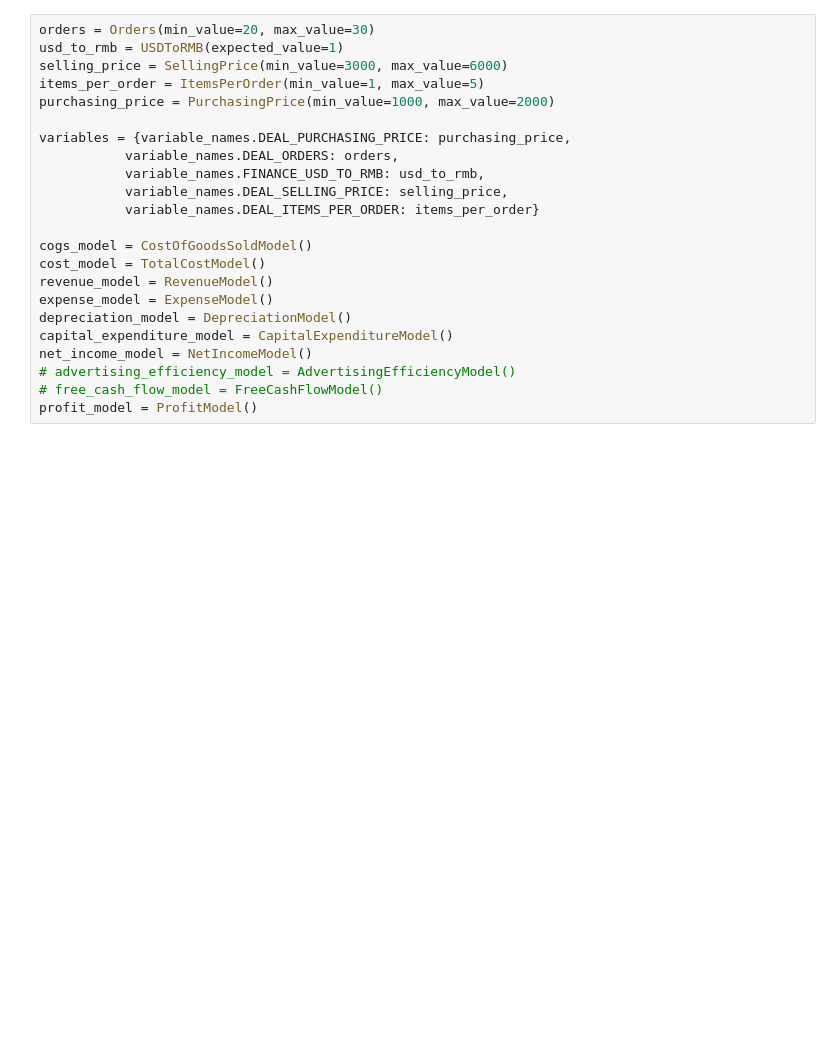
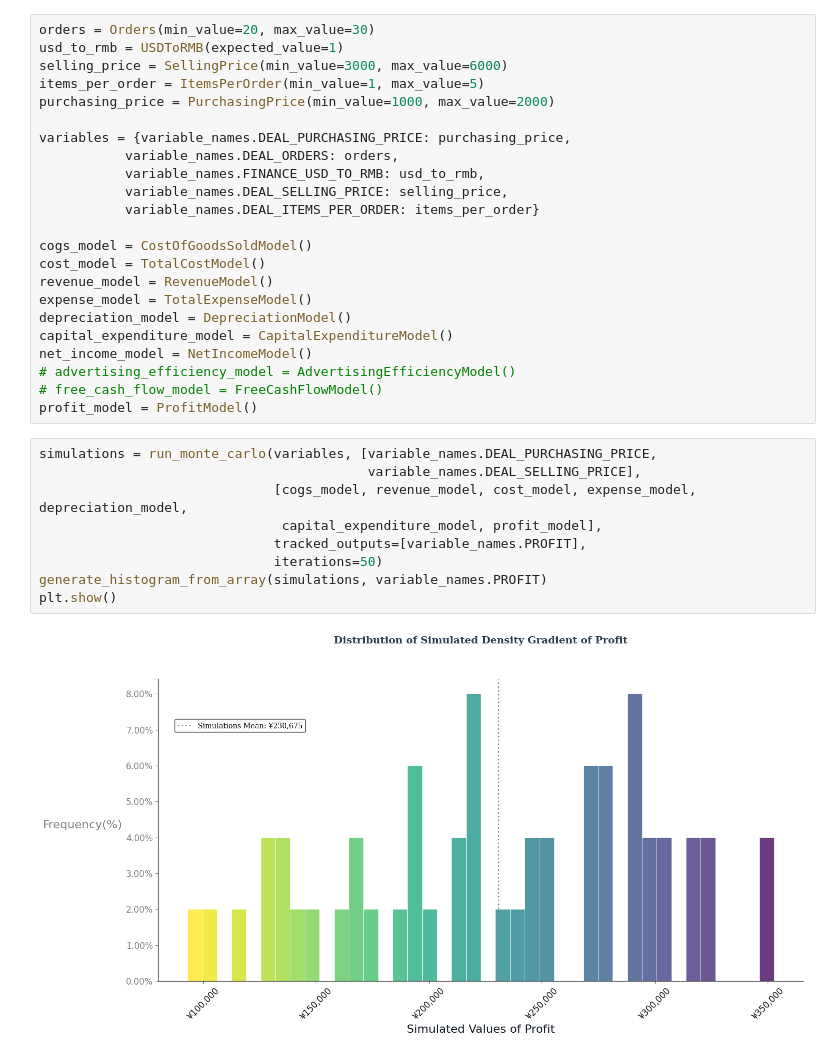
Before and after one commit to hanyuwcn/LedgerScope, a Jupyter notebook: notebooks/sample-simulation-analysis.ipynb, the cells around one changed output. Drawn from its saved outputs; the diff is of its cells as text; blank space fills up the shorter version.

```diff
--- a/notebooks/sample-simulation-analysis.ipynb
+++ b/notebooks/sample-simulation-analysis.ipynb
@@ -30,13 +29,24 @@ variables = {variable_names.DEAL_PURCHASING_PRICE: purchasing_price,
 cogs_model = CostOfGoodsSoldModel()
 cost_model = TotalCostModel()
 revenue_model = RevenueModel()
-expense_model = ExpenseModel()
+expense_model = TotalExpenseModel()
 depreciation_model = DepreciationModel()
 capital_expenditure_model = CapitalExpenditureModel()
 net_income_model = NetIncomeModel()
 # advertising_efficiency_model = AdvertisingEfficiencyModel()
 # free_cash_flow_model = FreeCashFlowModel()
 profit_model = ProfitModel()
+# %%
+simulations = run_monte_carlo(variables, [variable_names.DEAL_PURCHASING_PRICE,
+                                          variable_names.DEAL_SELLING_PRICE],
+                              [cogs_model, revenue_model, cost_model, expense_model, depreciation_model,
+                               capital_expenditure_model, profit_model],
+                              tracked_outputs=[variable_names.PROFIT],
+                              iterations=50)
+generate_histogram_from_array(simulations, variable_names.PROFIT)
+plt.show()
+# %% [output]
+[figure, added]
 # %%
 simulations = run_monte_carlo(variables, [variable_names.DEAL_PURCHASING_PRICE,
                                           variable_names.DEAL_SELLING_PRICE],
```
Also changed, not shown: parts of 2 cells of this notebook, 34 other files.
